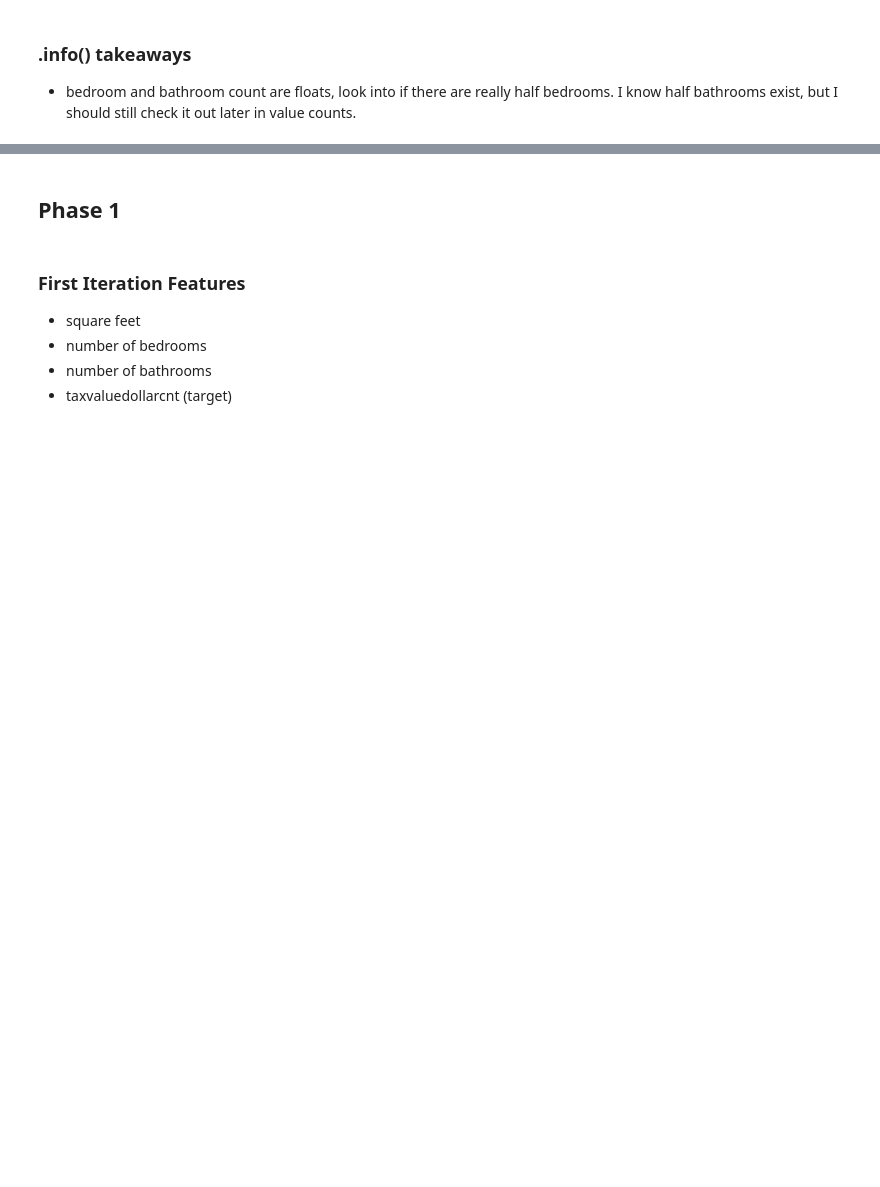
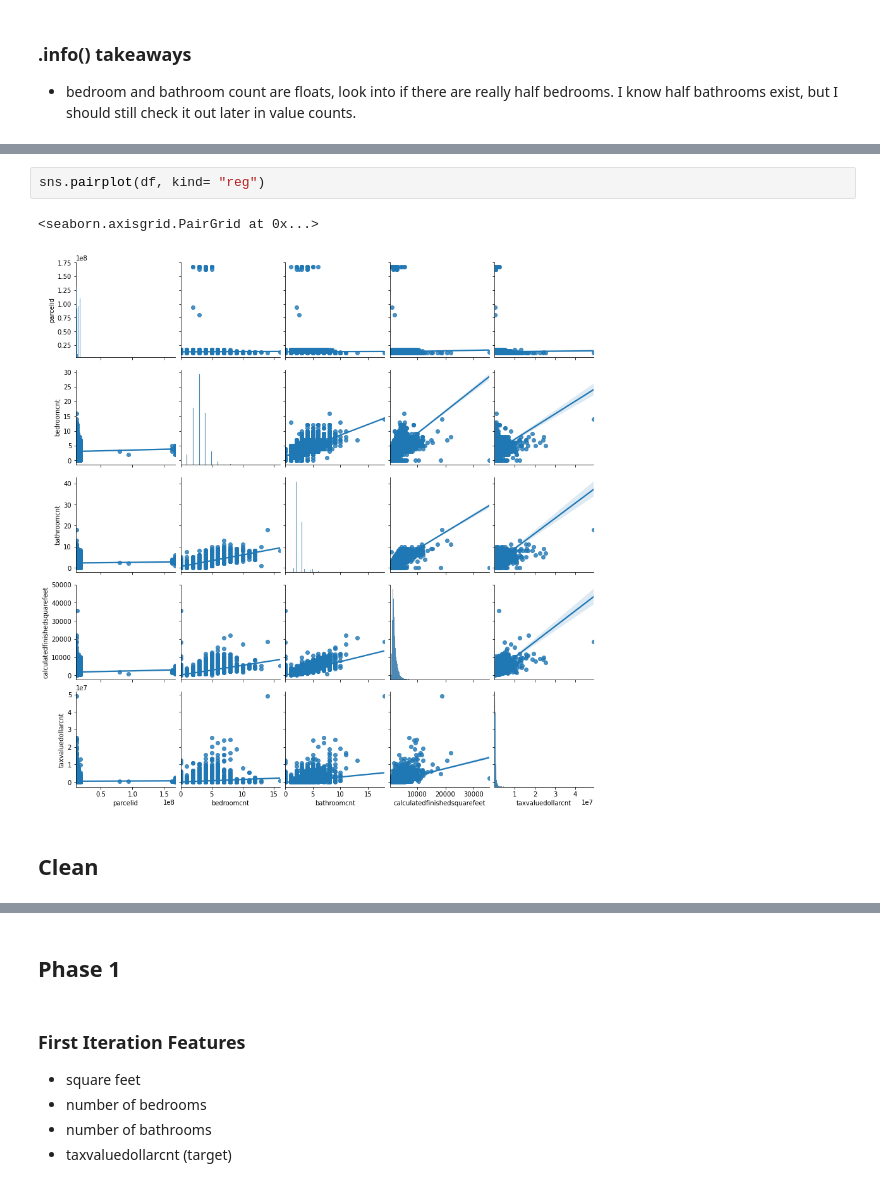
Before and after one commit to segovialori/regression-exercises, a Jupyter notebook: wrangle_zillow.ipynb, the cells around one changed output, grey strips where cells are left out. Saved outputs shown, nothing was run; the diff lists cells and outputs as text; blank space fills up the shorter version.

```diff
--- a/wrangle_zillow.ipynb
+++ b/wrangle_zillow.ipynb
@@ -203,0 +299,7 @@ AttributeError: 'DataFrame' object has no attribute 'column'
+# %%
+sns.pairplot(df, kind= "reg")
+# %% [output]
+<seaborn.axisgrid.PairGrid at 0x...>
+[figure, added]
+# %% [markdown]
+## Clean
```
Also changed, not shown: parts of 139 cells of this notebook, 2 other files.
